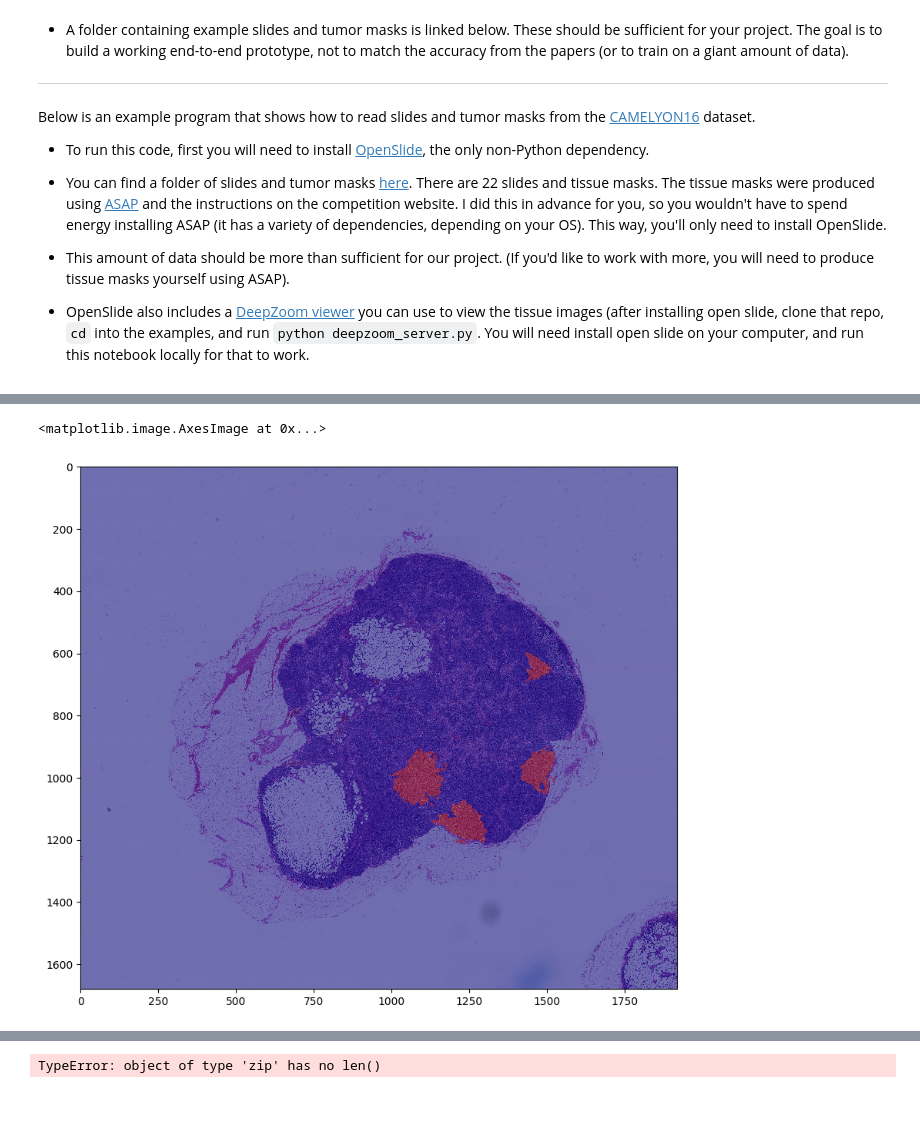
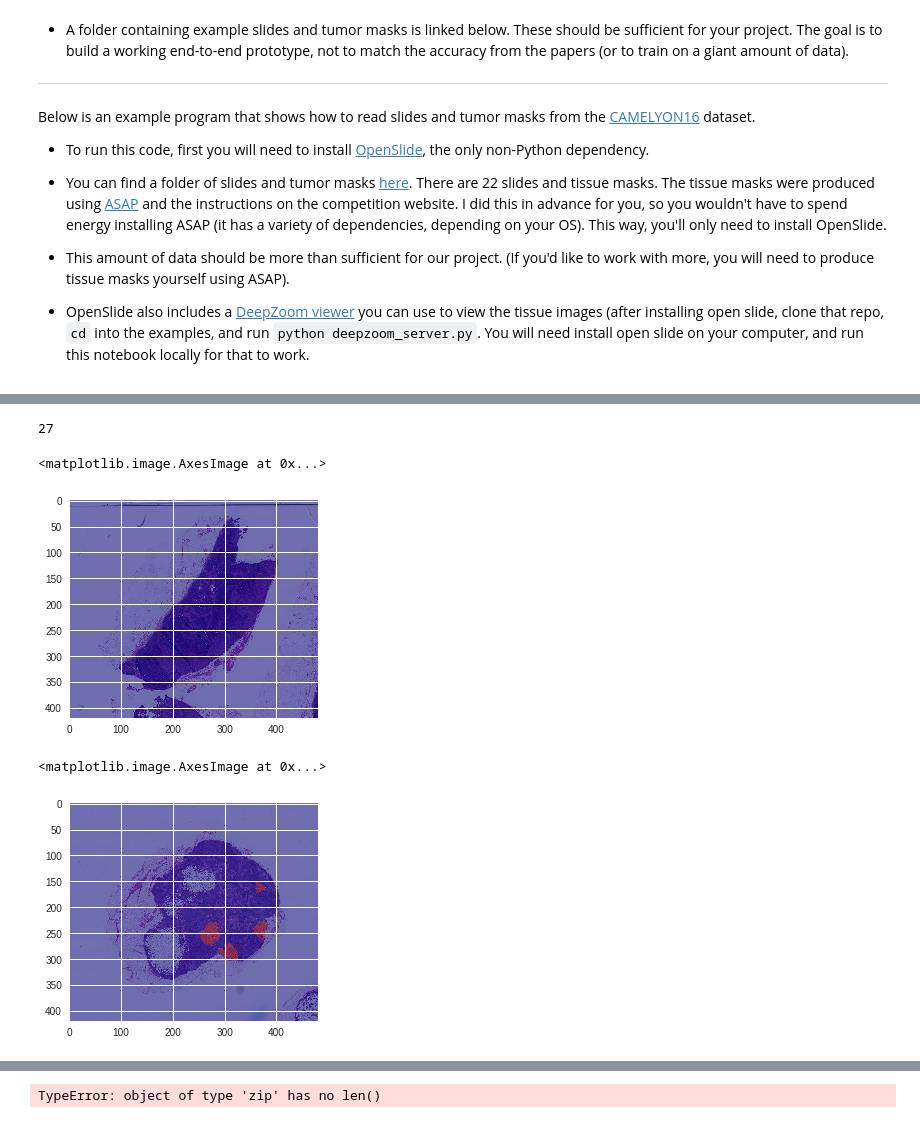
Before and after one commit to abx67/Applied-Deep-Learning, a Jupyter notebook: fan_project_starter_code.ipynb, the cells around one changed output, grey strips where cells are left out. Cells and saved outputs as stored; diff of their text form; code cells hidden in the pictures.

```diff
--- a/fan_project_starter_code.ipynb
+++ b/fan_project_starter_code.ipynb
@@ -194,0 +263,21 @@ print(count/mask_image.shape[0]/mask_image.shape[1])
+# %%
+### test
+slide_78 = open_slide('tumor_078.tif')
+tumor_mask_78 = open_slide('tumor_078_mask.tif')
+
+slide_image_78 = read_slide(slide_78,
+                         x=0,
+                         y=0,
+                         level=zoom_level,
+                         width=slide.level_dimensions[zoom_level][0],
+                         height=slide.level_dimensions[zoom_level][1])
+mask_image_78 = read_slide(tumor_mask_78,
+                        x=0,
+                        y=0,
+                        level=zoom_level,
+                        width=slide.level_dimensions[zoom_level][0],
+                        height=slide.level_dimensions[zoom_level][1])[:,:,0]
+X_test = slide_image_78
+y_test = mask_image_78
+X_test = X_test.reshape(420*480,3)
+y_test = y_test.reshape(420*480,)
@@ -195,13 +289,29 @@ print(count/mask_image.shape[0]/mask_image.shape[1])
+# %%
+y_predict = np.argmax(model.predict(X_test), axis=1)
+# mask_image_78_pred = y_predict.reshape(420, 480)
+count = 0
+for i in y_test:
+  if i != 0 :
+    count += 1
+print(count/420)
+# %% [output]
+27
+# %%
+plt.imshow(slide_image_78)
+plt.imshow(mask_image_78_pred, cmap='jet', alpha=0.5)
+# %% [output]
+<matplotlib.image.AxesImage at 0x...>
+[figure, added]
 # %%
 # Overlay them. The idea is that the mask shows the region of the slide that
 # contain cancerous cells.
 
-plt.figure(figsize=(10,10), dpi=100)
+# plt.figure(figsize=(10,10), dpi=100)
 plt.imshow(slide_image)
 plt.imshow(mask_image, cmap='jet', alpha=0.5) # Red regions contains cancer.
 # %% [output]
 <matplotlib.image.AxesImage at 0x...>
-[figure, old version]
+[figure, new version]
 # %%
 # Example: extract a region from the L7 downsampled image
 # Notice we're multiplying the x,y coordinates by the downsample factor.
```
Also changed, not shown: parts of 17 cells of this notebook.
